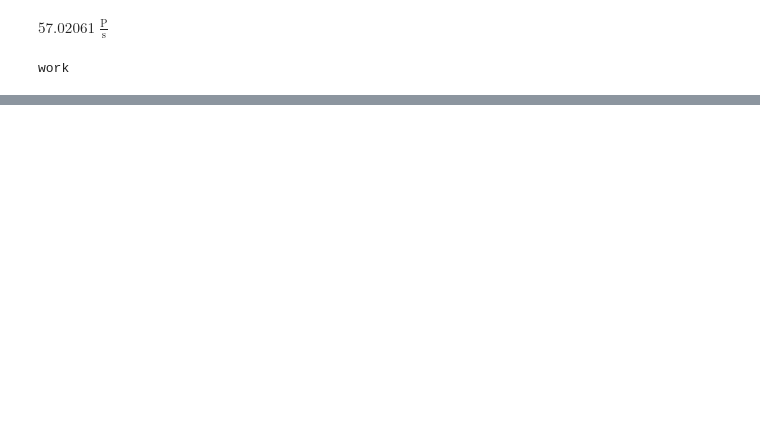
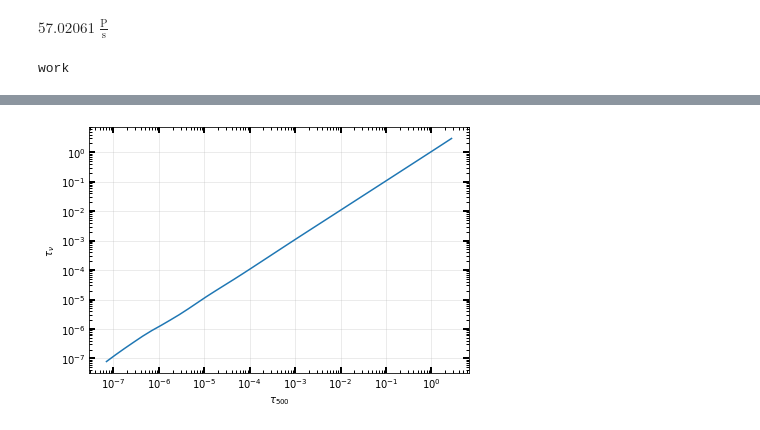
Before and after one commit to kyleneumann/Astro530, a Jupyter notebook: hw11.ipynb, the cells around one changed output, grey strips where cells are left out. Cells and saved outputs as stored; diff of their text form; code cells hidden in the pictures; blank space fills up the shorter version.

```diff
--- a/hw11.ipynb
+++ b/hw11.ipynb
@@ -26,11 +25,6 @@ line_opacity_Na = astro530.line_opacity_Na
 (6.433e13/u.cm**3*const.k_B*6420*u.K).cgs
 # %% [output]
 $57.02061 \; \mathrm{\frac{P}{s}}$
-# %%
-def tau_nu(t500,nu):
-    """
-    Calculates optical depth given τ500 and ν in Hz
-    """
 # %%
 try:
     raise ValueError("Break")
@@ -81,0 +83,4 @@ t500_parameters(0.5)
+# %%
+astro530=reload(astro530)
+line_opacity_Na = astro530.line_opacity_Na
+k_cont = astro530.k_cont
@@ -81,0 +240,8 @@ t500_parameters(0.5)
+# %%
+tmin = 7e-8
+tmax = 4
+n_size = 0.2
+#t500_arr = np.arange(tmin,tmax+0.01*n_size,n_size)
+t500_arr = 10**(np.arange(np.log10(tmin),np.log10(tmax),n_size))
+tn = tau_nu(tmax,lam = 5860*u.AA,n_size=n_size,tmin=tmin,log_bool=True)
+#print(tau_nu(.995,lam = 5896*u.AA,n_size=0.4,ideal_gas=True))
@@ -81,0 +260,28 @@ t500_parameters(0.5)
+# %%
+fig, ax = plt.subplots(figsize = (6,4), nrows = 1, ncols = 1)
+fig.tight_layout(h_pad=-.5)
+
+
+ax.yaxis.set_ticks_position('both')
+ax.xaxis.set_ticks_position('both')
+ax.minorticks_on()
+ax.grid(True,alpha=.3)
+
+ax.tick_params(direction='in', axis='both',which='minor',length=3,width=1)#,labelsize=8)
+ax.tick_params(direction='in',axis='both',which='major',length=6,width=2)#,labelsize=8)
+
+ax.set_xscale("log")
+ax.set_yscale("log")
+
+ax.plot(t500_arr,tn)
+
+ax.set_ylabel(r"$\tau_\nu$")
+ax.set_xlabel(r"$\tau_{500}$")
+
+# ax.legend()
+
+output_file = "plots/22a.pdf"
+
+fig.savefig(output_file,bbox_inches='tight')
+# %% [output]
+[figure, added]
```
Also changed, not shown: parts of 17 cells of this notebook, 3 other files.
